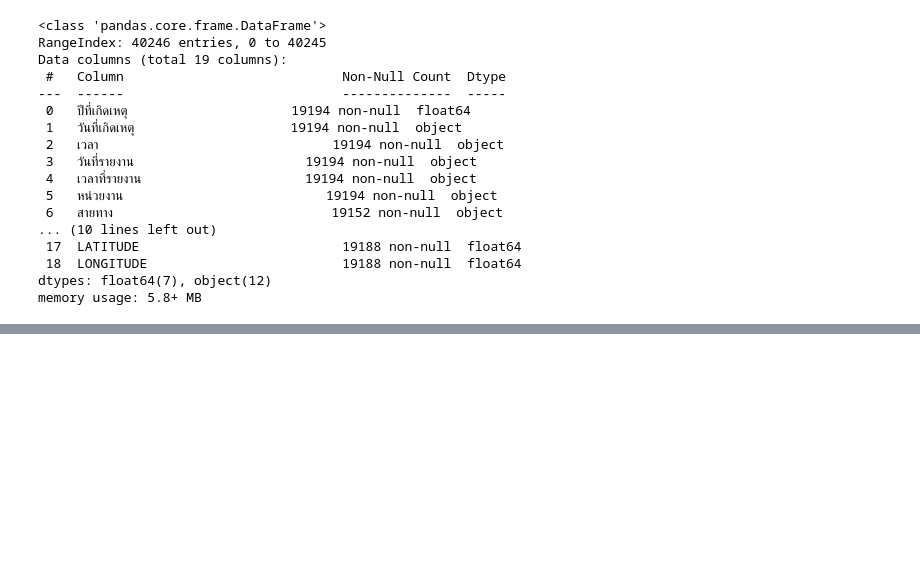
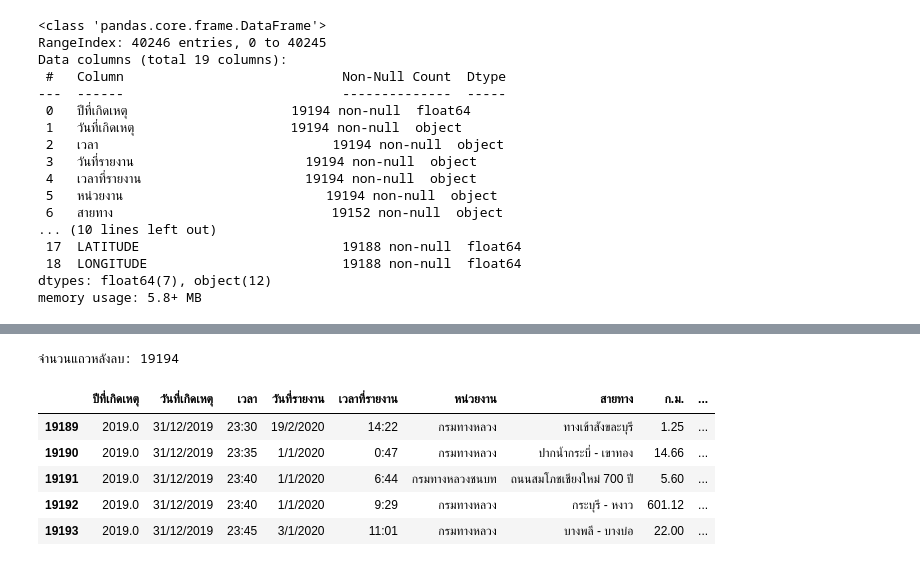
Before and after one commit to VannisaLaowongkot/Road-Accident-Risk-Prediction-Project, a Jupyter notebook: Accidents.ipynb, the cells around one changed output, grey strips where cells are left out. Cells and saved outputs as stored; diff of their text form; code cells hidden in the pictures; blank space fills up the shorter version.

```diff
--- a/Accidents.ipynb
+++ b/Accidents.ipynb
@@ -68,0 +103,12 @@ Working data: (40246, 19)
+# %%
+df = df.dropna(how="all")
+print("จำนวนแถวหลังลบ:", len(df))
+display(df.tail())
+# %% [output]
+จำนวนแถวหลังลบ: 19194
+|  | ปีที่เกิดเหตุ | วันที่เกิดเหตุ | เวลา | วันที่รายงาน | เวลาที่รายงาน | หน่วยงาน | สายทาง | ก.ม. | ... |
+| 19189 | 2019.0 | 31/12/2019 | 23:30 | 19/2/2020 | 14:22 | กรมทางหลวง | ทางเข้าสังขละบุรี | 1.25 | ... |
+| 19190 | 2019.0 | 31/12/2019 | 23:35 | 1/1/2020 | 0:47 | กรมทางหลวง | ปากน้ำกระบี่ - เขาทอง | 14.66 | ... |
+| 19191 | 2019.0 | 31/12/2019 | 23:40 | 1/1/2020 | 6:44 | กรมทางหลวงชนบท | ถนนสมโภชเชียงใหม่ 700 ปี | 5.60 | ... |
+| 19192 | 2019.0 | 31/12/2019 | 23:40 | 1/1/2020 | 9:29 | กรมทางหลวง | กระบุรี - หงาว | 601.12 | ... |
+| 19193 | 2019.0 | 31/12/2019 | 23:45 | 3/1/2020 | 11:01 | กรมทางหลวง | บางพลี - บางบ่อ | 22.00 | ... |
```
Also changed, not shown: parts of 4 cells of this notebook.
